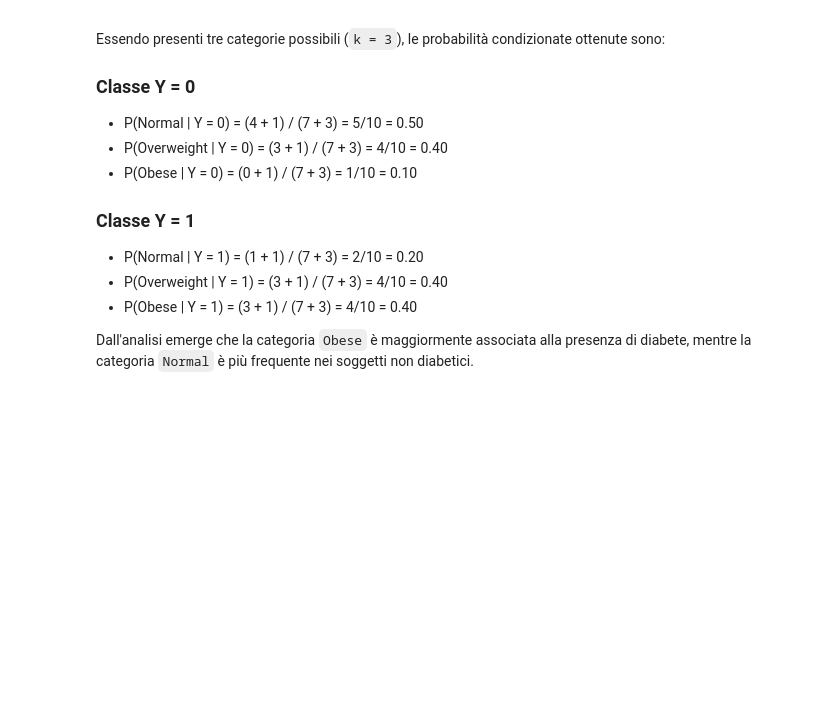
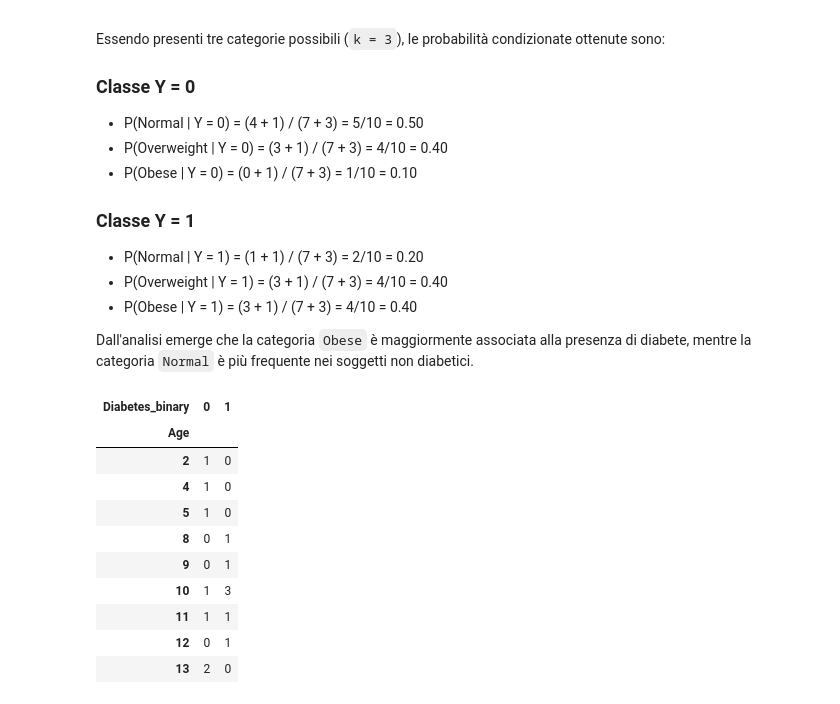
Before and after one commit to yuvisingh121/ML-Project-Uni2026, a Jupyter notebook: ML/notebooks/02_manual_classifiers.ipynb, the cells around one changed output. Saved outputs shown, nothing was run; the diff lists cells and outputs as text; code cells hidden in the pictures; blank space fills up the shorter version.

```diff
--- a/ML/notebooks/02_manual_classifiers.ipynb
+++ b/ML/notebooks/02_manual_classifiers.ipynb
@@ -336,3 +346,24 @@ Essendo presenti tre categorie possibili (`k = 3`), le probabilità condizionate
 - P(Obese | Y = 1) = (3 + 1) / (7 + 3) = 4/10 = 0.40
 
 Dall'analisi emerge che la categoria `Obese` è maggiormente associata alla presenza di diabete, mentre la categoria `Normal` è più frequente nei soggetti non diabetici.
+# %%
+# Tabella di contingenza per Age
+
+Age_table = pd.crosstab(
+    manual_df["Age"],
+    manual_df["Diabetes_binary"]
+)
+
+Age_table
+# %% [output]
+| Diabetes_binary | 0 | 1 |
+| Age |  |  |
+| 2 | 1 | 0 |
+| 4 | 1 | 0 |
+| 5 | 1 | 0 |
+| 8 | 0 | 1 |
+| 9 | 0 | 1 |
+| 10 | 1 | 3 |
+| 11 | 1 | 1 |
+| 12 | 0 | 1 |
+| 13 | 2 | 0 |
```
Also changed, not shown: parts of 9 cells of this notebook.
